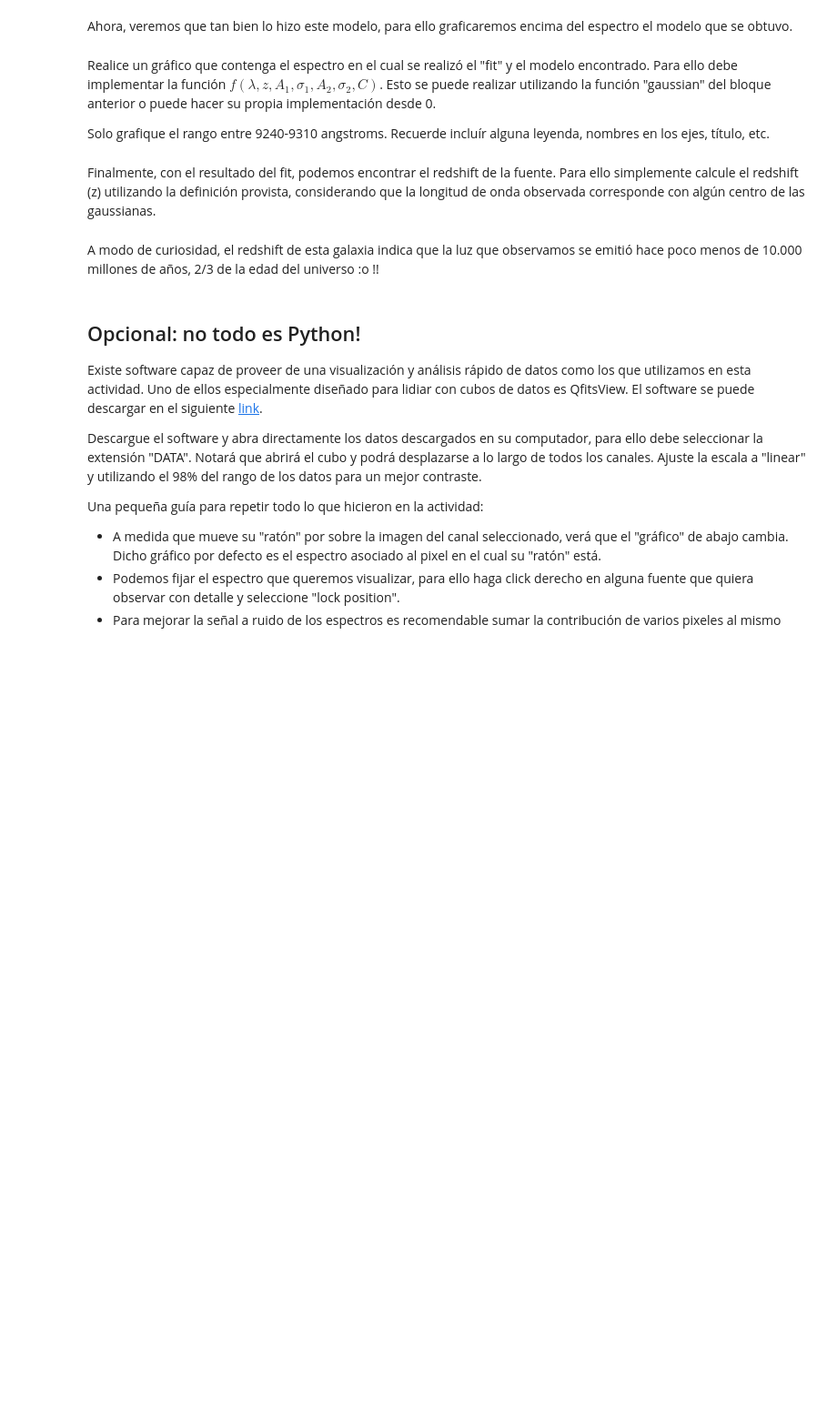
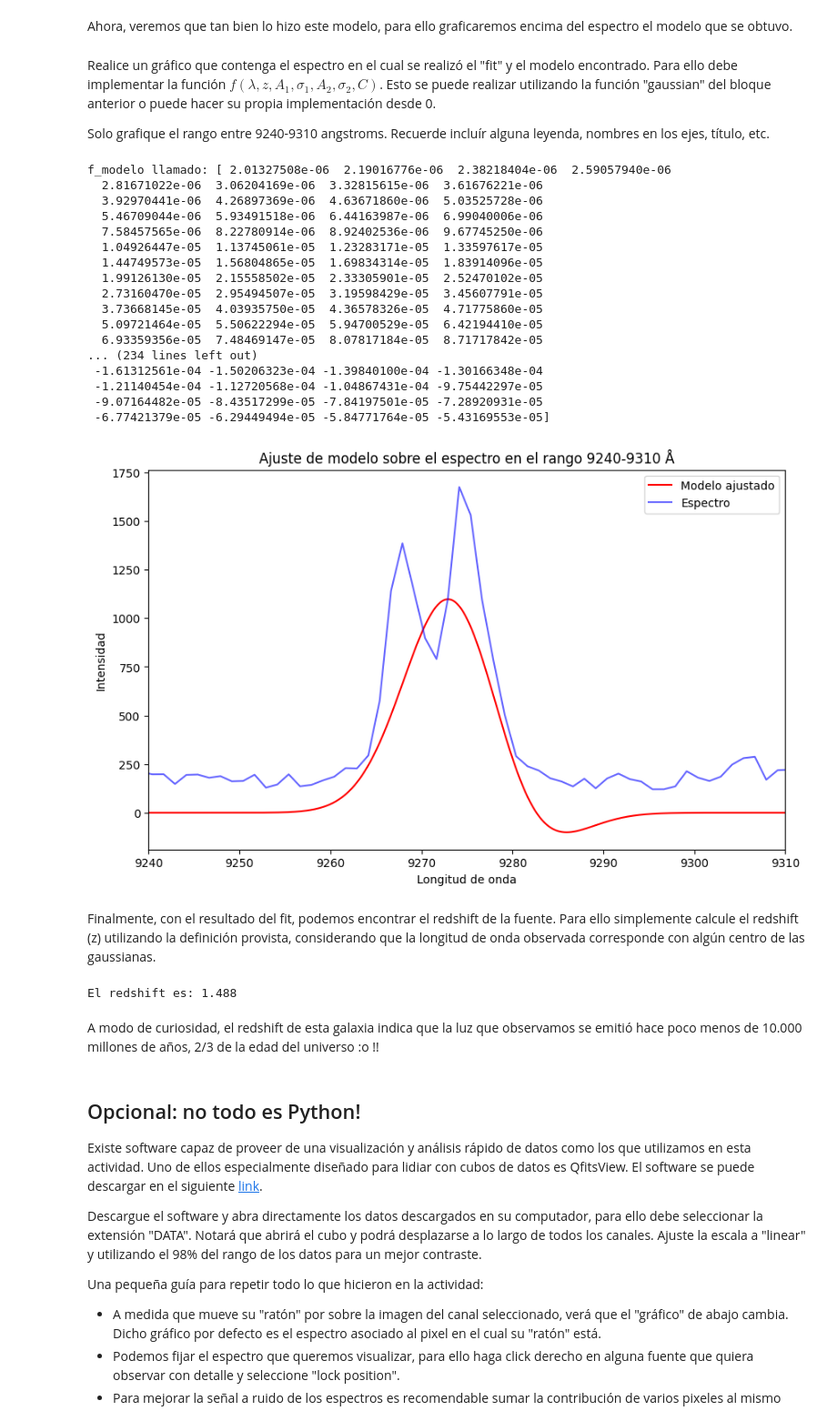
Before and after one commit to sebamonteirov/Tarea-4, a Jupyter notebook: Tarea4.ipynb, the cells around one changed output. Shown at 91% size. Drawn from its saved outputs; the diff is of its cells as text; code cells hidden in the pictures; blank space fills up the shorter version.

```diff
--- a/Tarea4.ipynb
+++ b/Tarea4.ipynb
@@ -306,11 +424,69 @@ Solo grafique el rango entre 9240-9310 angstroms. Recuerde incluír alguna leyen
+# %%
+def f_modelo(plambda, pz, pA1, psigma1, pA2, psigma2, C):
+  lambda1 = 3727.092  # Longitud de onda de la primera línea de OII
+  lambda2 = 3729.875  # Longitud de onda de la segunda línea de OII
+  print(f"f_modelo llamado: {gaussian(plambda, (1+pz) * lambda1, psigma1, pA1) + gaussian(plambda, (1+pz) * lambda2, psigma2, pA2)}")
+  return gaussian(plambda, (1+pz) * lambda1, psigma1, pA1) + gaussian(plambda, (1+pz) * lambda2, psigma2, pA2)
+
+# parametros obtenidos del fit
+z = 9273.61/3727.092 - 1
+A1 = 1215.54
+sigma1 = 12.4471
+A2 = -304.942
+sigma2 = 12.4471
+C = 208.692
+
+lambda0 = np.linspace(9240, 9310, 1000)
+
+# Inserte aquí su gráfico:
+plt.figure(figsize=(10, 6))
+
+i = 0
+
+#for espectro in [espectro_s0a, espectro_s0b, espectro_s0c, espectro_s0d]:
+#  plt.plot(, , label=f'Espectro {letra[i]}')
+#  i += 1
+
+plt.xlim(wavelength_range)
+
+plt.plot(lambda0, f_modelo(lambda0, z, A1, sigma1, A2, sigma2, C), label="Modelo ajustado", color="red")
+plt.plot(espectro_s0a.wave.coord(), espectro_s0a.data, label="Espectro", color="blue", alpha=0.6)  # Simulación de espectro
+
+plt.xlabel("Longitud de onda")
+plt.ylabel("Intensidad")
+plt.title("Ajuste de modelo sobre el espectro en el rango 9240-9310 Å")
+plt.legend()
+plt.show()
+# %% [output]
+f_modelo llamado: [ 2.01327508e-06  2.19016776e-06  2.38218404e-06  2.59057940e-06
+  2.81671022e-06  3.06204169e-06  3.32815615e-06  3.61676221e-06
+  3.92970441e-06  4.26897369e-06  4.63671860e-06  5.03525728e-06
+  5.46709044e-06  5.93491518e-06  6.44163987e-06  6.99040006e-06
+  7.58457565e-06  8.22780914e-06  8.92402536e-06  9.67745250e-06
+  1.04926447e-05  1.13745061e-05  1.23283171e-05  1.33597617e-05
+  1.44749573e-05  1.56804865e-05  1.69834314e-05  1.83914096e-05
+  1.99126130e-05  2.15558502e-05  2.33305901e-05  2.52470102e-05
+  2.73160470e-05  2.95494507e-05  3.19598429e-05  3.45607791e-05
+  3.73668145e-05  4.03935750e-05  4.36578326e-05  4.71775860e-05
+  5.09721464e-05  5.50622294e-05  5.94700529e-05  6.42194410e-05
+  6.93359356e-05  7.48469147e-05  8.07817184e-05  8.71717842e-05
+... (234 lines left out)
+ -1.61312561e-04 -1.50206323e-04 -1.39840100e-04 -1.30166348e-04
+ -1.21140454e-04 -1.12720568e-04 -1.04867431e-04 -9.75442297e-05
+ -9.07164482e-05 -8.43517299e-05 -7.84197501e-05 -7.28920931e-05
+ -6.77421379e-05 -6.29449494e-05 -5.84771764e-05 -5.43169553e-05]
+[figure, added]
 # %% [markdown]
 Finalmente, con el resultado del fit, podemos encontrar el redshift de la fuente. Para ello simplemente calcule el redshift (z) utilizando la definición provista, considerando que la longitud de onda observada corresponde con algún centro de las gaussianas.
 # %%
 # Escriba aquí código para el cálculo:
 
 lambda_0 =  3727.092  # consideramos la línea de longitud de onda más corta
-z =
+lambda_observada = 9273.61
+z = (lambda_observada / lambda_0) - 1
 print('El redshift es: {:.3f}'.format(z))
+# %% [output]
+El redshift es: 1.488
 # %% [markdown]
 A modo de curiosidad, el redshift de esta galaxia indica que la luz que observamos se emitió hace poco menos de 10.000 millones de años, 2/3 de la edad del universo :o !!
 # %% [markdown]
```
Also changed, not shown: parts of 14 cells of this notebook.
